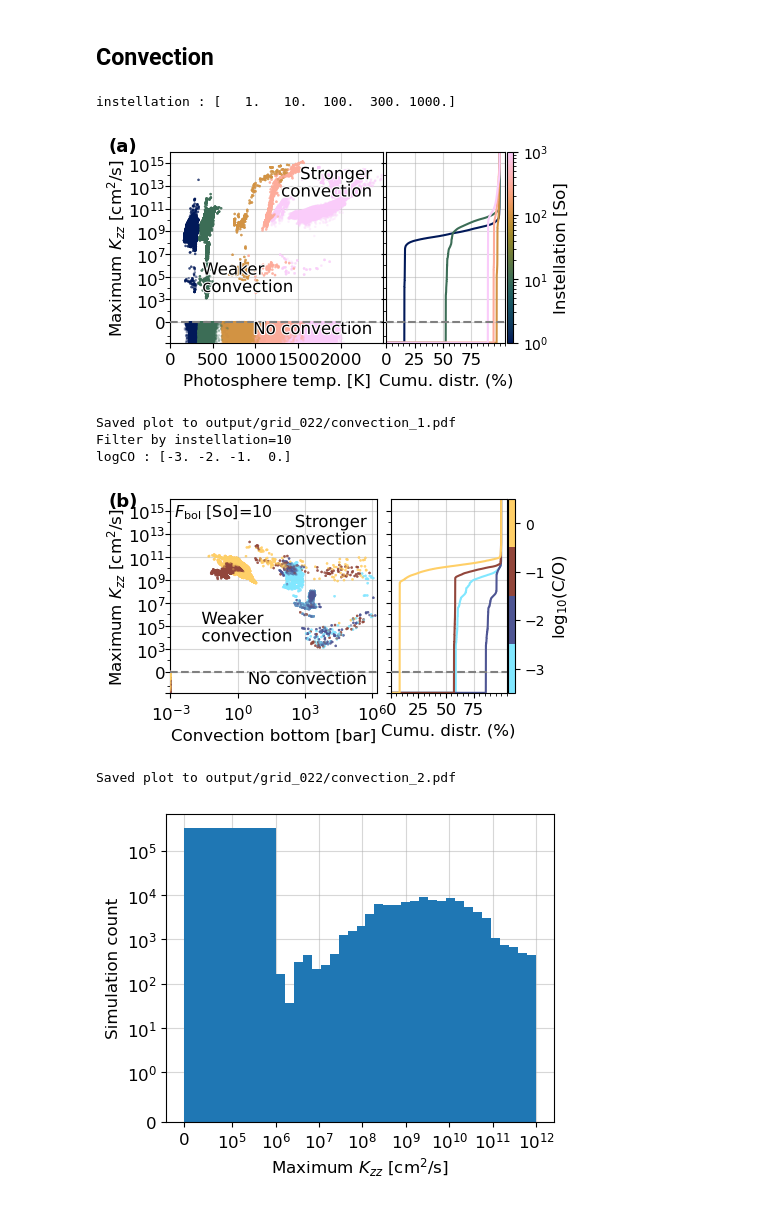
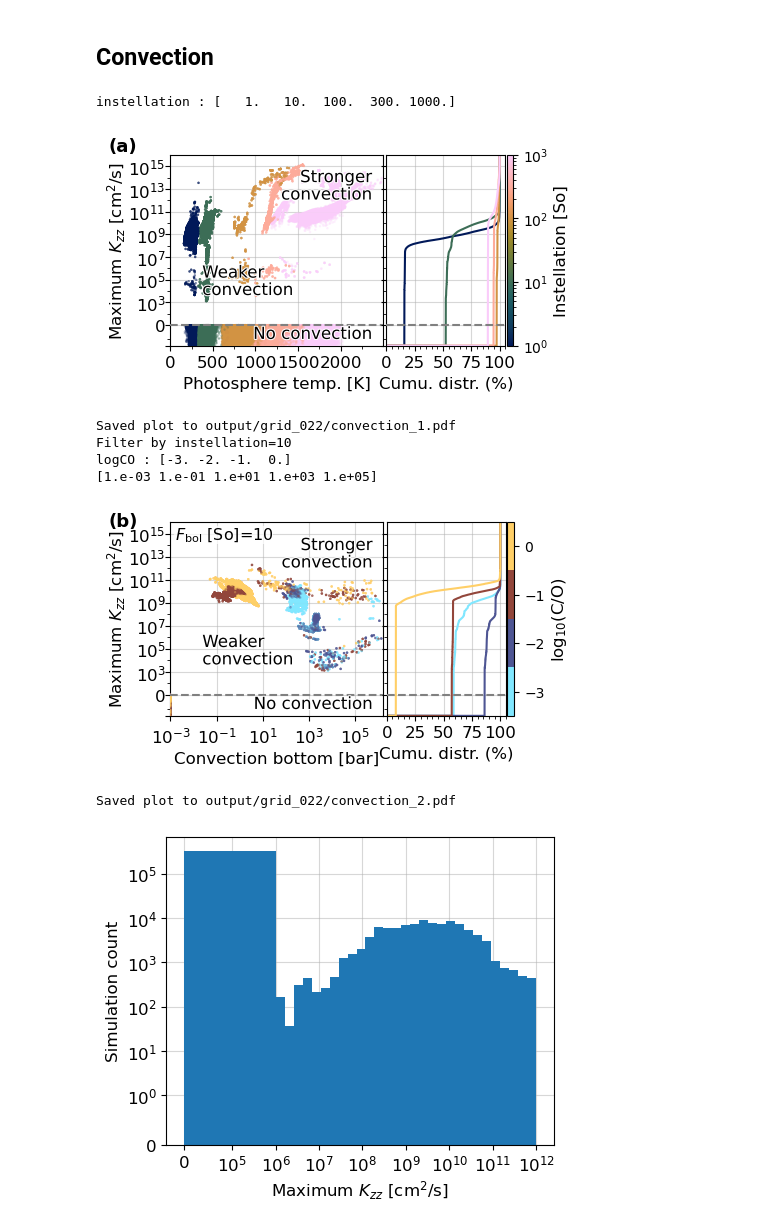
Before and after one commit to nichollsh/InferAGNI, a Jupyter notebook: notebooks/paper_grid.ipynb, the cells around one changed output. Saved outputs shown, nothing was run; the diff lists cells and outputs as text; code cells hidden in the pictures.

```diff
--- a/notebooks/paper_grid.ipynb
+++ b/notebooks/paper_grid.ipynb
@@ -2095,7 +2103,7 @@ def plot_convection(xkey=None, zkey=None, controls=None, ecdf=False, ymax=None):
     _pe = [pe.withStroke(linewidth=1.5, foreground="w")]
     fig.text(0.95, 0.75, "Stronger\nconvection", zorder=10, path_effects=_pe, color='k', transform=ax.transAxes, va='bottom', ha='right')
     fig.text(0.15, 0.25, "Weaker\nconvection",   zorder=10, path_effects=_pe, color='k', transform=ax.transAxes, va='bottom', ha='left')
-    fig.text(0.95, 0.03, "No convection",        zorder=10, path_effects=_pe, color='k', transform=ax.transAxes, va='bottom', ha='right')
+    fig.text(0.95, 0.02, "No convection",        zorder=10, path_effects=_pe, color='k', transform=ax.transAxes, va='bottom', ha='right')
 
 
     # decorate main axis
@@ -2108,10 +2116,15 @@ def plot_convection(xkey=None, zkey=None, controls=None, ecdf=False, ymax=None):
         ax.set_xlim(left=max(np.amin(x), vmr_min), right=1*(1-1e-5))
     elif xkey.startswith("t_"):
         ax.set_xlim(left=0, right=np.amax(x)+10)
-    if xkey.startswith("conv_p"):
+        ax.xaxis.set_major_locator(mpl.ticker.MultipleLocator(500))
+        ax.xaxis.set_minor_locator(mpl.ticker.MultipleLocator(250))
+    elif xkey.startswith("conv_p"):
         ax.set_xlim(left=np.amin(x), right=np.amax(x)*1.2)
+        xticks = 10.0 ** np.arange(np.floor(np.log10(np.amin(x))), np.floor(np.log10(np.amax(x))), 2)
+        print(xticks)
+        ax.set_xticks(xticks)
 
-    if not varprops[xkey].log:
+    elif not varprops[xkey].log:
         ax.xaxis.set_major_locator(mpl.ticker.MaxNLocator(6, integer=True))
 
     if ymax is None:
@@ -2161,42 +2174,44 @@ def plot_convection(xkey=None, zkey=None, controls=None, ecdf=False, ymax=None):
                                         color=carr,  zorder=2,
                                         orientation='horizontal', align='mid', histtype='stepfilled', )
 
-    axr.set_xticks([0, 25, 50, 75],)
+    axr.set_xticks([0, 25, 50, 75, 100],)
     # axr.xaxis.set_major_locator(mpl.ticker.MultipleLocator(20))
     axr.xaxis.set_minor_locator(mpl.ticker.MultipleLocator(5))
     axr.set_xlabel(f"Cumu. distr. (%)")
     axr.set_xlim(left=0., right=105)
     axr.yaxis.set_tick_params(pad=-0.05)
 
     # ax.tick_params(axis='x', which='major', labelsize=10)
     # axr.tick_params(axis='both', which='major', labelsize=10)
 
     # add grids
     for _ax in (ax,axr):
         _ax.grid(zorder=-2,  alpha=0.5)
         _ax.axhline(y=yzero, ls='dashed', color='grey', zorder=4)
+    fig.align_xlabels()
     fig.tight_layout(w_pad=-0.1)
 
     global id
-    fig.text(0.04,0.96, f"({abc[id]})", ha="left", va="top", fontsize=13, fontweight="bold")
+    fig.text(0.04,0.97, f"({abc[id]})", ha="left", va="top", fontsize=13, fontweight="bold")
     id += 1
 
     fname = os.path.join(plots_dir,f"convection_{id}.pdf")
     fig.savefig(fname, dpi=DPI, bbox_inches='tight')
     plt.show()
     print(f"Saved plot to {fname}")
 
 ecdf=True
 ymax = 1e16
 plot_convection(xkey="t_phot", zkey="instellation", controls={}, ecdf=ecdf, ymax=ymax)
 plot_convection(xkey="conv_pbot", zkey="logCO", controls={"instellation":10}, ecdf=ecdf, ymax=ymax)
 # %% [output]
 instellation : [   1.   10.  100.  300. 1000.]
-[figure, old version]
+[figure, new version]
 Saved plot to output/grid_022/convection_1.pdf
 Filter by instellation=10
 logCO : [-3. -2. -1.  0.]
+[1.e-03 1.e-01 1.e+01 1.e+03 1.e+05]
-[figure, old version]
+[figure, new version]
 Saved plot to output/grid_022/convection_2.pdf
 # %%
 fig,ax = plt.subplots(1,1, figsize=(5,4))
```
Also changed, not shown: parts of 1 cell of this notebook, 8 other files.
